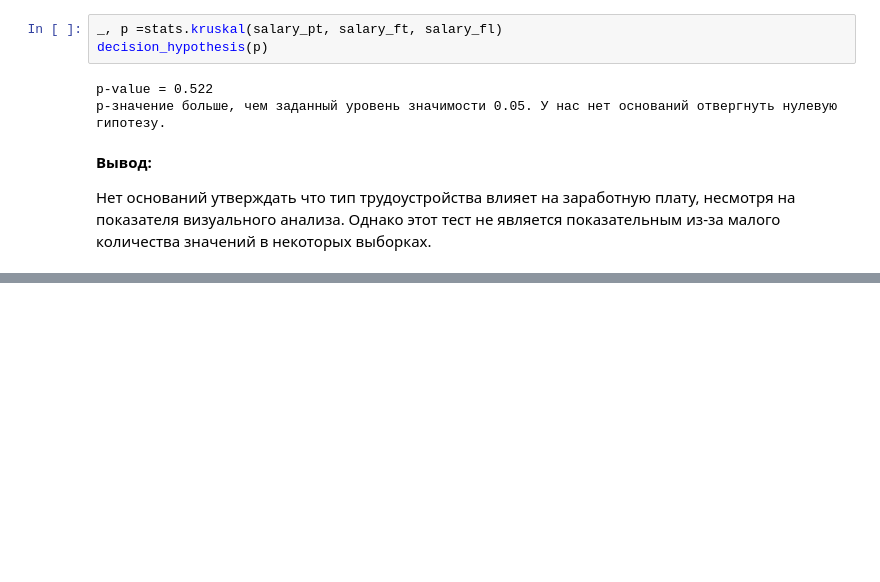
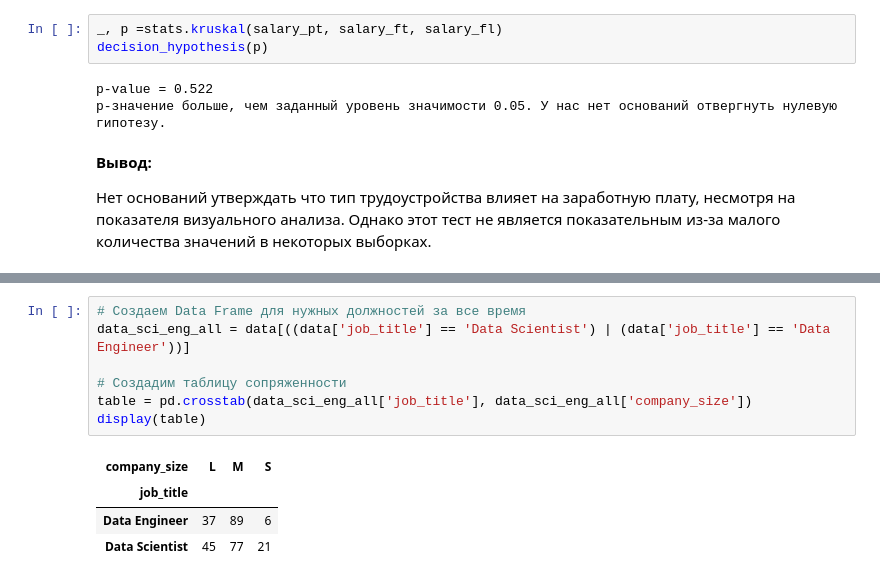
Before and after one commit to Kagemushe/sf_data_science, a Jupyter notebook: ds_salaries.ipynb, the cells around one changed output, grey strips where cells are left out. Cells and saved outputs as stored; diff of their text form; blank space fills up the shorter version.

```diff
--- a/ds_salaries.ipynb
+++ b/ds_salaries.ipynb
@@ -685,0 +815,12 @@ display(data_scientist_df)
+# %%
+# Создаем Data Frame для нужных должностей за все время
+data_sci_eng_all = data[((data['job_title'] == 'Data Scientist') | (data['job_title'] == 'Data Engineer'))]
+
+# Создадим таблицу сопряженности
+table = pd.crosstab(data_sci_eng_all['job_title'], data_sci_eng_all['company_size'])
+display(table)
+# %% [output]
+| company_size | L | M | S |
+| job_title |  |  |  |
+| Data Engineer | 37 | 89 | 6 |
+| Data Scientist | 45 | 77 | 21 |
```
Also changed, not shown: parts of 28 cells of this notebook.
